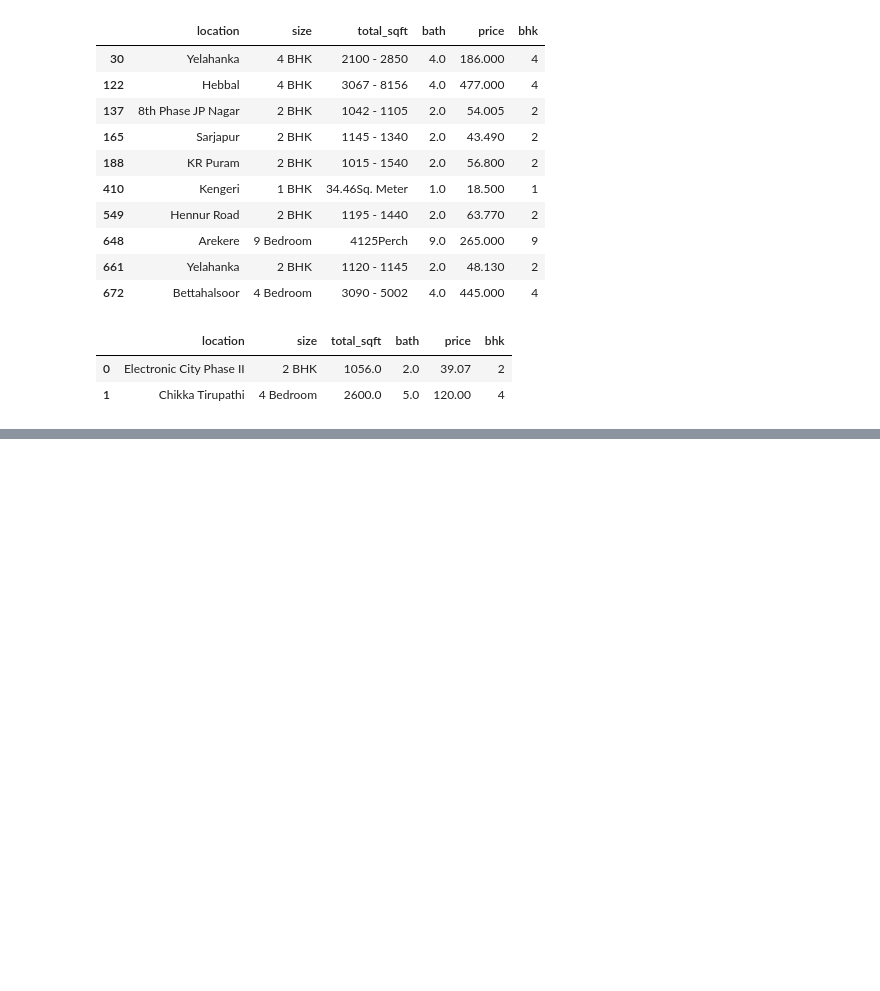
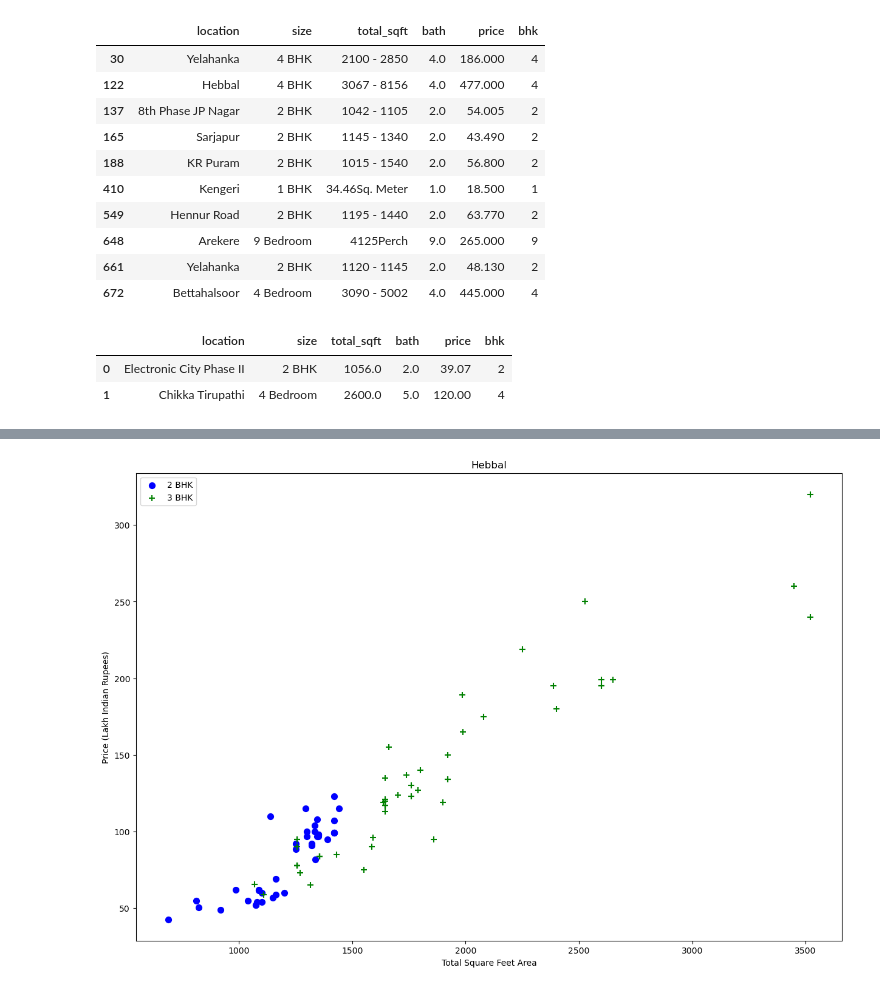
Before and after one commit to NarendarPaindla/mrecwbatch1, a Jupyter notebook: Projects/houseprediction/bhp.ipynb, the cells around one changed output, grey strips where cells are left out. Saved outputs shown, nothing was run; the diff lists cells and outputs as text; code cells hidden in the pictures; blank space fills up the shorter version.

```diff
--- a/Projects/houseprediction/bhp.ipynb
+++ b/Projects/houseprediction/bhp.ipynb
@@ -178,0 +376,5 @@ df4.head(2)
+# %%
+plot_scatter_chart(df7,"Hebbal")
+plt.show()
+# %% [output]
+[figure, added]
```
Also changed, not shown: parts of 22 cells of this notebook.
